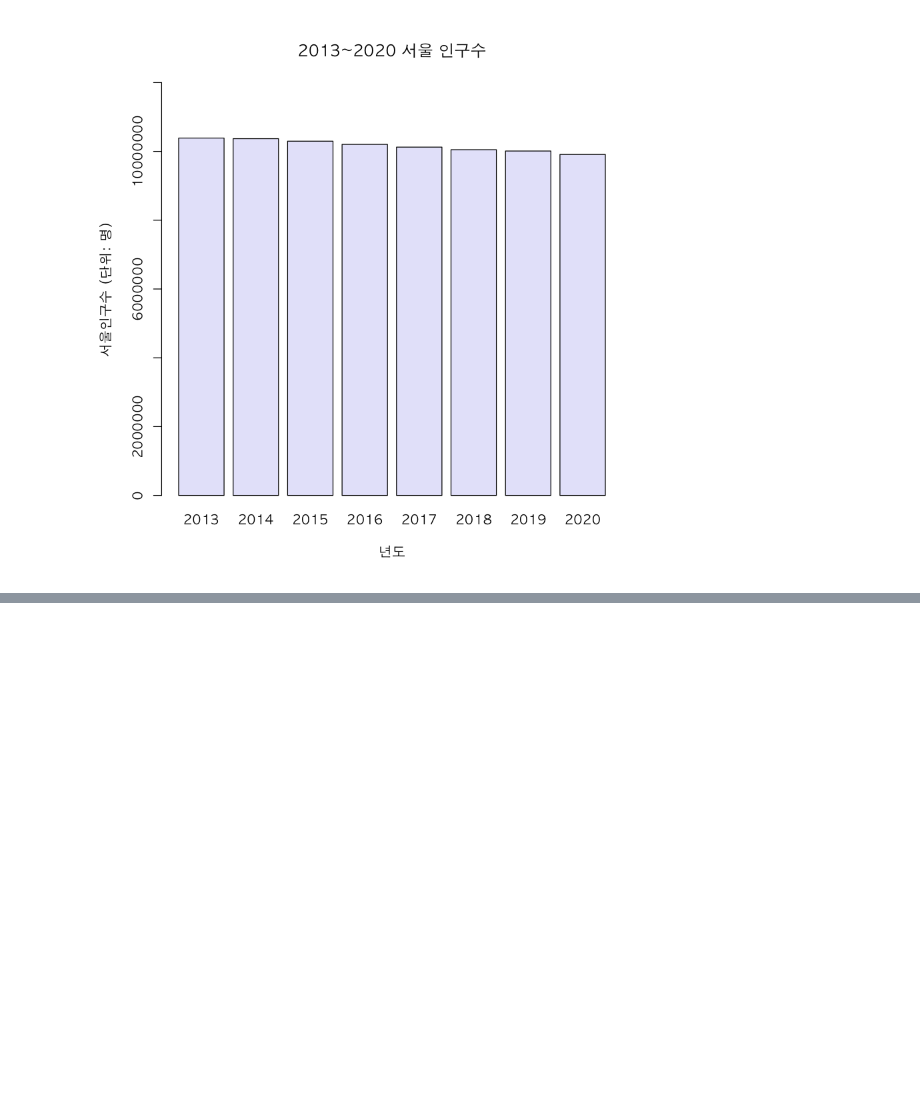
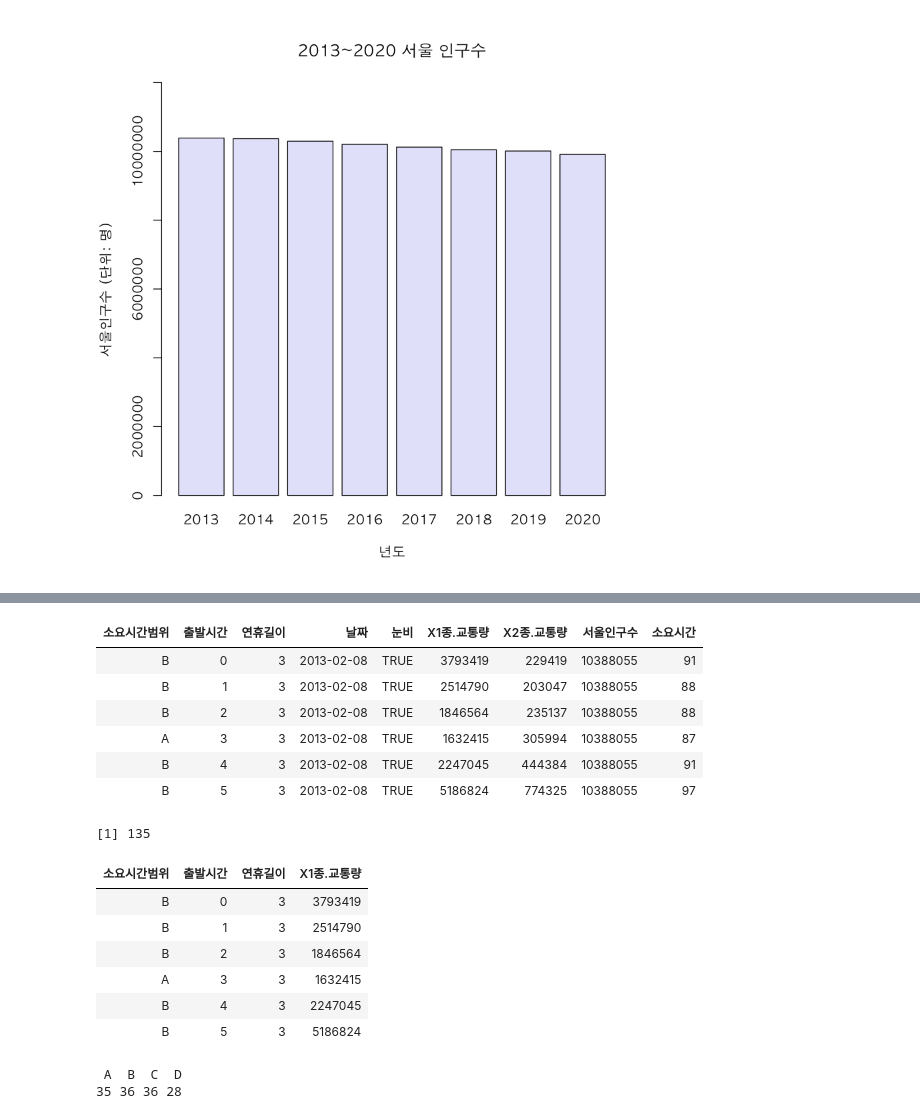
Before and after one commit to jjhwnn/R_Programming, a Jupyter notebook: education_원핫인코딩.ipynb, the cells around one changed output, grey strips where cells are left out. Cells and saved outputs as stored; diff of their text form; code cells hidden in the pictures; blank space fills up the shorter version.

```diff
--- a/education_원핫인코딩.ipynb
+++ b/education_원핫인코딩.ipynb
@@ -793,0 +1405,25 @@ barplot(
+# %%
+sdd22 <- read.csv("../Data_Project/AI프로젝트 - D-2-2.csv")
+sdd22 <- subset(sdd22, 소요시간 <= 220 & !(출발시간 == 0 & 소요시간 == 97))
+head(sdd22)
+nrow(sdd22)
+head(sdd22[,c(1:3,6)])
+table(sdd22$소요시간범위)
+# %% [output]
+| 소요시간범위 | 출발시간 | 연휴길이 | 날짜 | 눈비 | X1종.교통량 | X2종.교통량 | 서울인구수 | 소요시간 |
+| B | 0 | 3 | 2013-02-08 | TRUE | 3793419 | 229419 | 10388055 | 91 |
+| B | 1 | 3 | 2013-02-08 | TRUE | 2514790 | 203047 | 10388055 | 88 |
+| B | 2 | 3 | 2013-02-08 | TRUE | 1846564 | 235137 | 10388055 | 88 |
+| A | 3 | 3 | 2013-02-08 | TRUE | 1632415 | 305994 | 10388055 | 87 |
+| B | 4 | 3 | 2013-02-08 | TRUE | 2247045 | 444384 | 10388055 | 91 |
+| B | 5 | 3 | 2013-02-08 | TRUE | 5186824 | 774325 | 10388055 | 97 |
+[1] 135
+| 소요시간범위 | 출발시간 | 연휴길이 | X1종.교통량 |
+| B | 0 | 3 | 3793419 |
+| B | 1 | 3 | 2514790 |
+| B | 2 | 3 | 1846564 |
+| A | 3 | 3 | 1632415 |
+| B | 4 | 3 | 2247045 |
+| B | 5 | 3 | 5186824 |
+ A  B  C  D
+35 36 36 28
```
Also changed, not shown: parts of 39 cells of this notebook.
